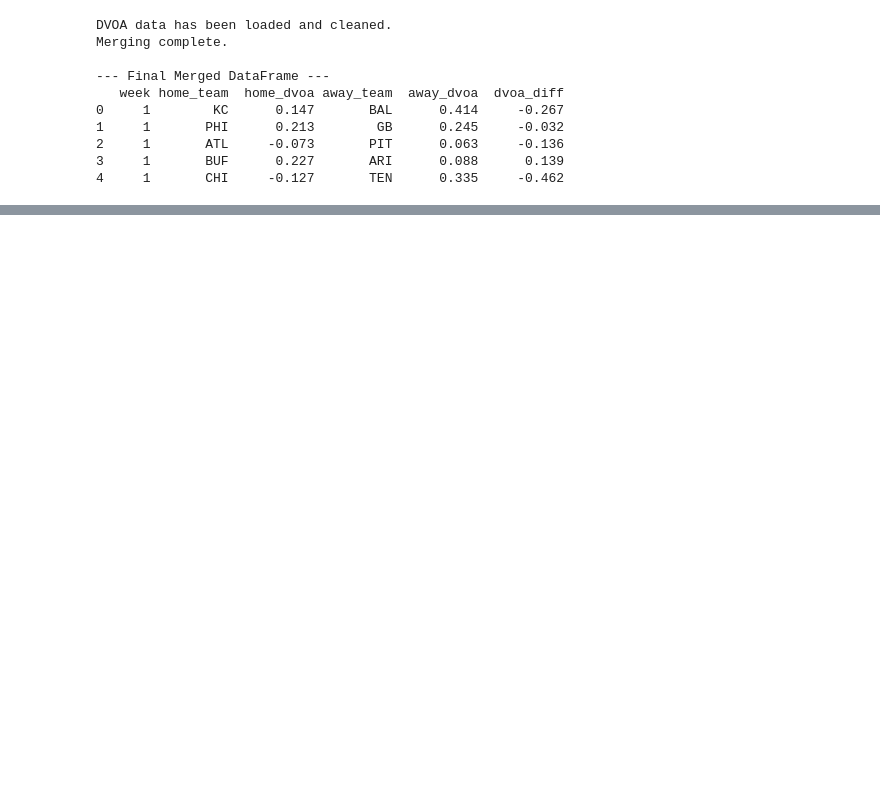
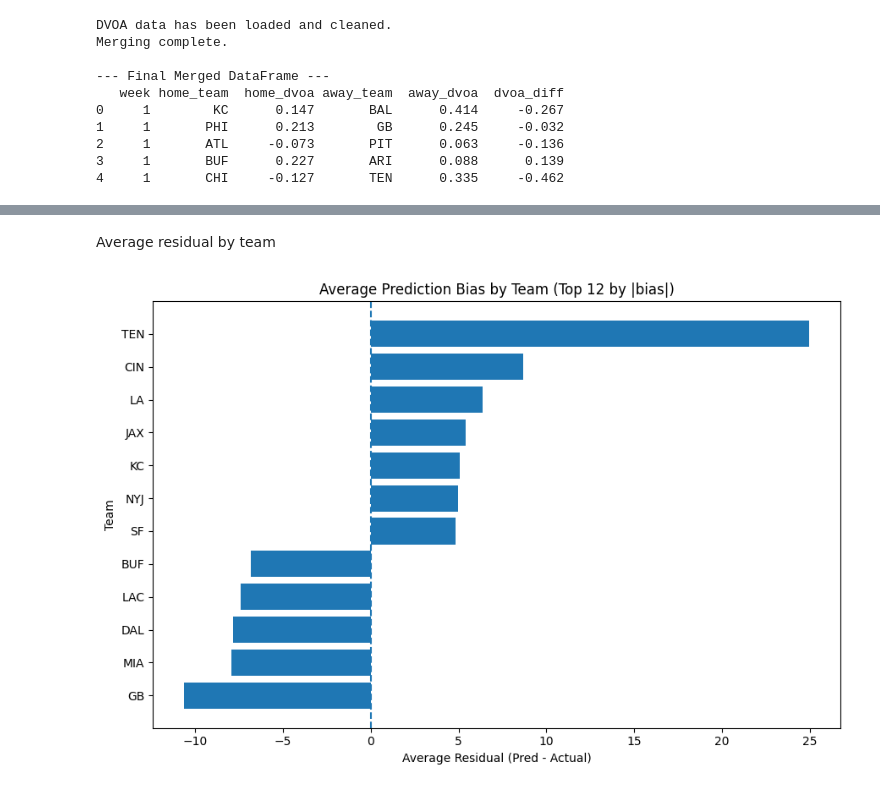
Before and after one commit to INFO-523-SU25/final-project-dmaichle00, a Jupyter notebook: final_project.ipynb, the cells around one changed output, grey strips where cells are left out. Saved outputs shown, nothing was run; the diff lists cells and outputs as text; code cells hidden in the pictures; blank space fills up the shorter version.

```diff
--- a/final_project.ipynb
+++ b/final_project.ipynb
@@ -161,0 +546,39 @@ dtype: object
+# %% [markdown]
+Average residual by team
+# %%
+#Section 13: Average residual by team (bar chart) ====
+# Residuals
+home_resid = y_pred_ridge[:, 0] - y_test["home_score"].values
+away_resid = y_pred_ridge[:, 1] - y_test["away_score"].values
+
+# Map test indices back to teams using game_id as the key
+test_game_ids = final_df.loc[X_test.index, "game_id"].values
+home_teams_test = games_df.set_index("game_id").loc[test_game_ids, "home_team"].values
+away_teams_test = games_df.set_index("game_id").loc[test_game_ids, "away_team"].values
+
+import pandas as pd
+res_team = pd.DataFrame({
+    "team": np.concatenate([home_teams_test, away_teams_test]),
+    "residual": np.concatenate([home_resid, away_resid]),
+    "role": np.concatenate([np.repeat("home", len(home_resid)), np.repeat("away", len(away_resid))])
+})
+
+# Option A: overall average residual per team (combines home+away roles)
+avg_by_team = res_team.groupby("team", as_index=False)["residual"].mean()
+avg_by_team["abs_resid"] = avg_by_team["residual"].abs()
+avg_by_team = avg_by_team.sort_values("abs_resid", ascending=False)
+
+# Plot top 12 by absolute bias (change N as you like)
+topN = 12
+to_plot = avg_by_team.head(topN).sort_values("residual")
+
+plt.figure(figsize=(9,6))
+plt.barh(to_plot["team"], to_plot["residual"])
+plt.axvline(0.0, linestyle="--")
+plt.xlabel("Average Residual (Pred - Actual)")
+plt.ylabel("Team")
+plt.title(f"Average Prediction Bias by Team (Top {topN} by |bias|)")
+plt.tight_layout()
+plt.show()
+# %% [output]
+[figure, added]
```
Also changed, not shown: parts of 20 cells of this notebook, 11 other files.
